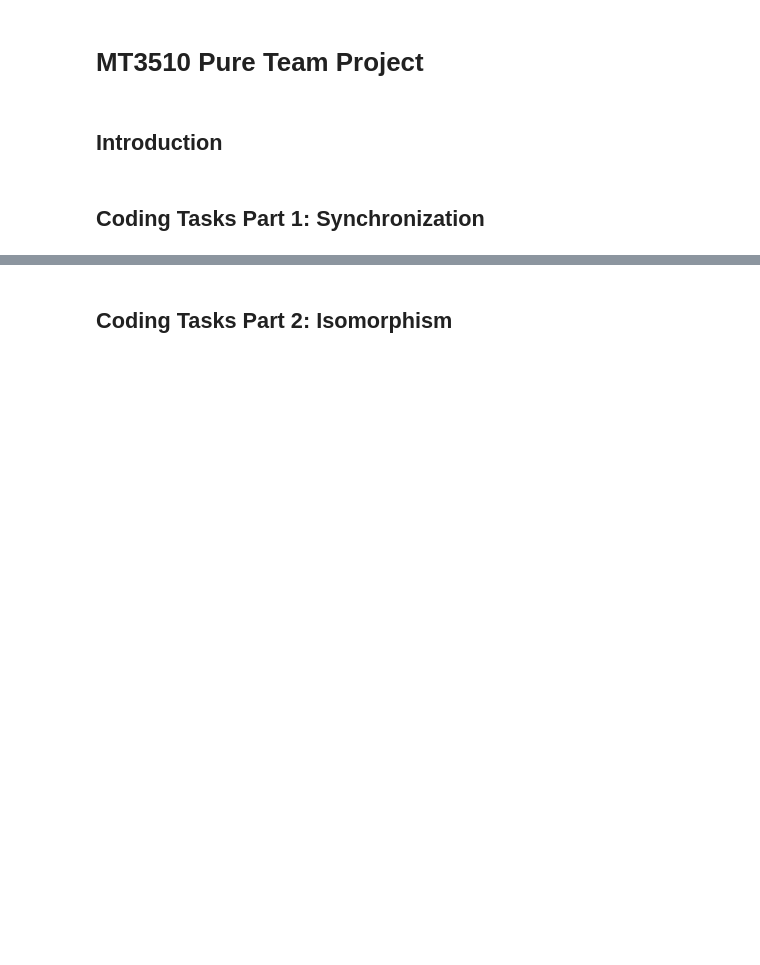
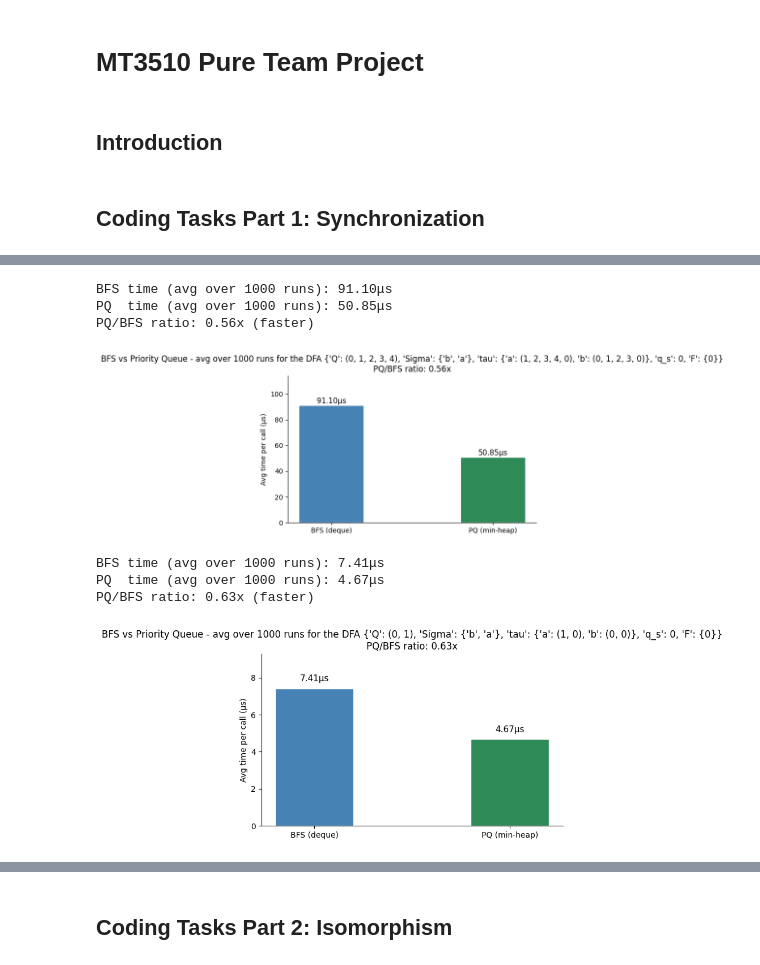
Before and after one commit to kaleater22/MT3510-Group-Project, a Jupyter notebook: mt3510_pure_team_project.ipynb, the cells around one changed output, grey strips where cells are left out. Cells and saved outputs as stored; diff of their text form; code cells hidden in the pictures; blank space fills up the shorter version.

```diff
--- a/mt3510_pure_team_project.ipynb
+++ b/mt3510_pure_team_project.ipynb
@@ -40,0 +36,5 @@ def compose(x,y):                       # Taking product of fta(ta * f) for ta i
+# %%
+# Function to check if a given monoid is made entirely of permuations, implemented across all parts of the code
+def is_permutation(t, Q):
+    images = [t[q] for q in Q]
+    return len(set(images)) == len(Q)
@@ -167,0 +415,67 @@ def synchronization_pq_image(A):
+# %%
+def compare_bfs_pq(A, runs=1000):
+    """
+    Compares the average runtime of BFS and priority queue synchronization
+    checks over a given number of runs, and plots the results as a bar chart.
+
+    The optional runs parameter controls how many iterations are averaged.
+    A PQ/BFS ratio below 1 means PQ is faster, above 1 means BFS is faster.
+    """
+
+    Q = tuple(sorted(A["Q"]))
+    Sigma = A["Sigma"]
+    tau = A["tau"]
+    q_s = A["q_s"]
+    F = A["F"]                      # Unpack the 5-tuple
+
+    # Time BFS over 'runs' iterations, suppressing print output during timing
+    with contextlib.redirect_stdout(io.StringIO()):
+        start = time.perf_counter()
+        for _ in range(runs):
+            synchronizing_bfs_image(A)
+        bfs_time = (time.perf_counter() - start) / runs
+
+    # Same for PQ
+    with contextlib.redirect_stdout(io.StringIO()):
+        start = time.perf_counter()
+        for _ in range(runs):
+            synchronizing_pq_image(A)
+        pq_time = (time.perf_counter() - start) / runs
+
+    # Convert to microseconds for readability
+    bfs_us = bfs_time * 1e6
+    pq_us  = pq_time  * 1e6
+    ratio  = pq_time / bfs_time                      # Ratio < 1 means PQ is faster
+
+    print(f"BFS time (avg over {runs} runs): {bfs_us:.2f}\u03bcs")
+    print(f"PQ  time (avg over {runs} runs): {pq_us:.2f}\u03bcs")
+    print(f"PQ/BFS ratio: {ratio:.2f}x ({'faster' if ratio < 1 else 'slower'})")
+
+    fig, ax = plt.subplots(figsize=(6, 4))
+    bars = ax.bar(['BFS (deque)', 'PQ (min-heap)'], [bfs_us, pq_us],
+                  color=['steelblue', 'seagreen'], width=0.4, edgecolor='white')
+
+    for bar, val in zip(bars, [bfs_us, pq_us]):
+        ax.text(bar.get_x() + bar.get_width() / 2, bar.get_height() + 0.3,
+                f'{val:.2f}\u03bcs', ha='center', va='bottom', fontsize=11)
+
+    ax.set_ylabel('Avg time per call (\u03bcs)')
+    ax.set_title(f'BFS vs Priority Queue - avg over {runs} runs for the DFA {A}\n'
+                 f'PQ/BFS ratio: {ratio:.2f}x')
+    ax.set_ylim(0, max(bfs_us, pq_us) * 1.25)
+    ax.spines[['top', 'right']].set_visible(False)
+    plt.tight_layout()
+    plt.show()
+
+# Runtime comparison
+compare_bfs_pq(B)
+compare_bfs_pq(C2)
+# %% [output]
+BFS time (avg over 1000 runs): 91.10μs
+PQ  time (avg over 1000 runs): 50.85μs
+PQ/BFS ratio: 0.56x (faster)
+[figure, added]
+BFS time (avg over 1000 runs): 7.41μs
+PQ  time (avg over 1000 runs): 4.67μs
+PQ/BFS ratio: 0.63x (faster)
+[figure, added]
```
Also changed, not shown: parts of 78 cells of this notebook.
